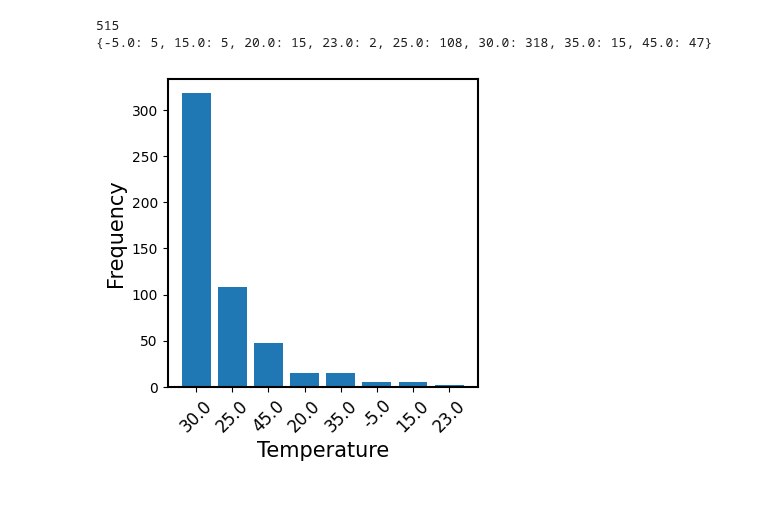
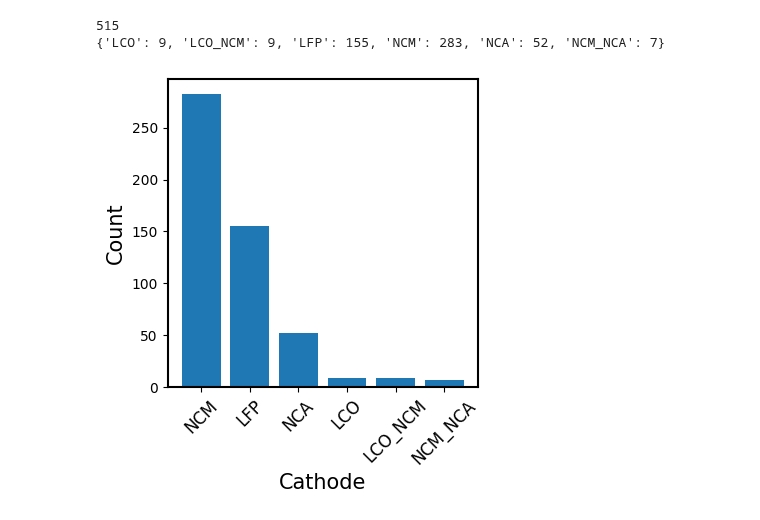
Before and after one commit to Ruifeng-Tan/PBT, a Jupyter notebook: plot_scripts/plot_gate_frequency.ipynb, the cells around one changed output. Drawn from its saved outputs; the diff is of its cells as text; code cells hidden in the pictures.

```diff
--- a/plot_scripts/plot_gate_frequency.ipynb
+++ b/plot_scripts/plot_gate_frequency.ipynb
@@ -41,7 +41,7 @@ def set_draft_fig(fig):
         ax.set_xlabel('')
 # %%
 data_path = '../gate_data'
-gate_data = 'temperatures' # temperatures, cathodes, anodes
+gate_data = 'cathodes' # temperatures, cathodes, anodes
 target = 'Na'
 
 data = json.load(open(f'{data_path}/{gate_data}.json'))
@@ -76,31 +76,31 @@ else:
     print(gate_frequency)
 # %% [output]
 515
-{-5.0: 5, 15.0: 5, 20.0: 15, 23.0: 2, 25.0: 108, 30.0: 318, 35.0: 15, 45.0: 47}
+{'LCO': 9, 'LCO_NCM': 9, 'LFP': 155, 'NCM': 283, 'NCA': 52, 'NCM_NCA': 7}
 # %%
 gate_frequency = sorted(gate_frequency.items(), key=lambda x:x[1], reverse=True)
 numbers = []
 things = []
 for (thing, number) in gate_frequency:
     things.append(thing)
     numbers.append(number)
 
 
 fig = plt.figure(figsize=(4,4))
 if gate_data == 'cathodes':
     plt.xlabel('Cathode', fontsize=15)
 elif gate_data == 'temperatures':
     plt.xlabel('Temperature', fontsize=15)
 elif gate_data == 'formats':
     plt.xlabel('Format', fontsize=15)
 elif gate_data == 'anodes':
     plt.xlabel('Anode', fontsize=15)
 
 plt.bar([i for i in range(len(numbers))],numbers)
-plt.ylabel('Frequency', fontsize=15)
+plt.ylabel('Count', fontsize=15)
 
 set_ax_linewidth(fig.gca())
 plt.xticks(ticks=range(len(things)), labels=things, rotation=45, fontsize=12)
 plt.show()
 # %% [output]
-[figure, old version]
+[figure, new version]
```
Also changed, not shown: 27 other files.
